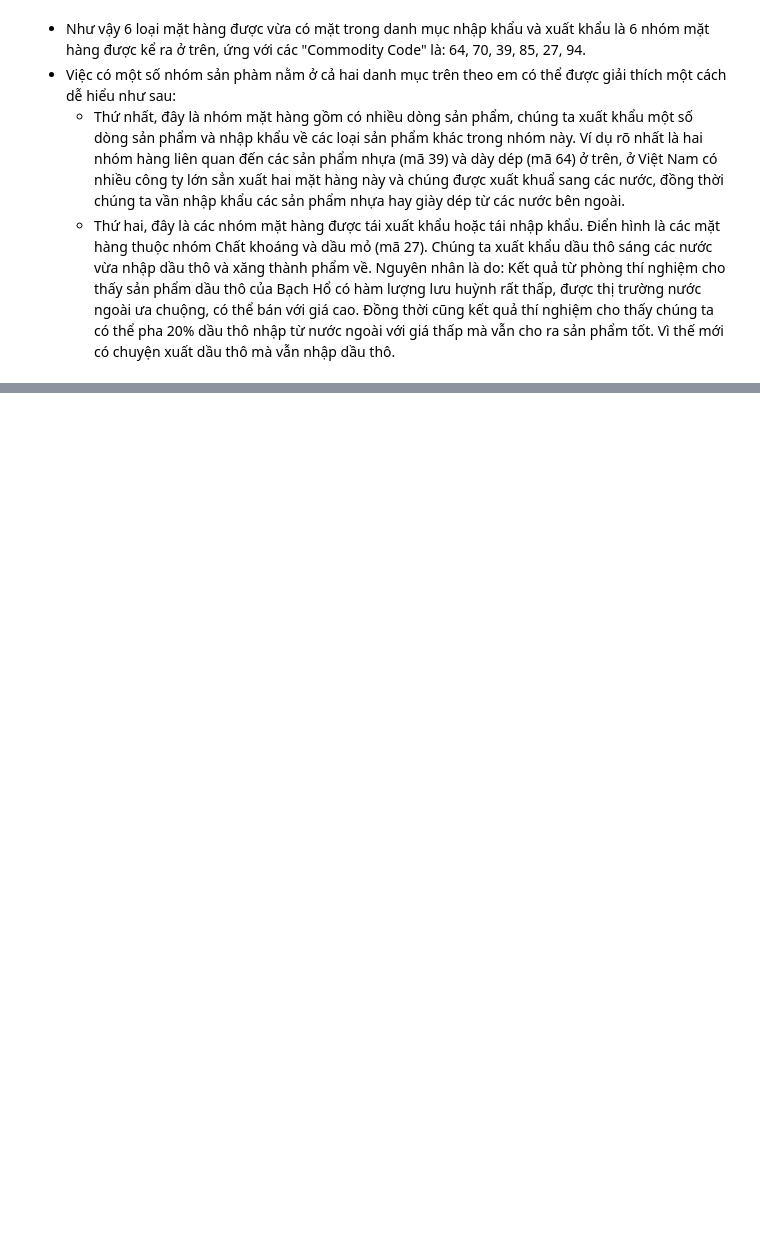
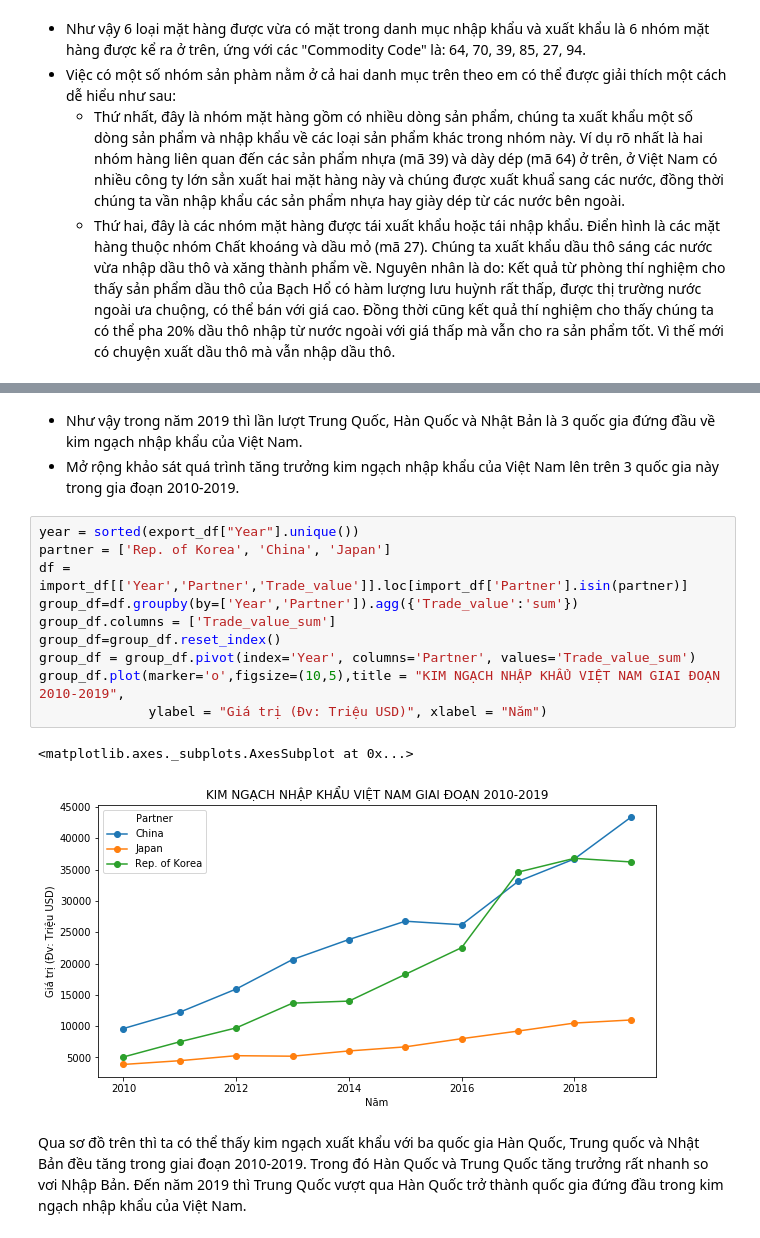
Before and after one commit to quangkhanh77/LTKHDL, a Jupyter notebook: 1712521-DuongHoangQuangKhanh.ipynb, the cells around one changed output, grey strips where cells are left out. Drawn from its saved outputs; the diff is of its cells as text; blank space fills up the shorter version.

```diff
--- a/1712521-DuongHoangQuangKhanh.ipynb
+++ b/1712521-DuongHoangQuangKhanh.ipynb
@@ -264,0 +322,18 @@ export_df[export_df["Commodity Code"]==64]
+# %% [markdown]
+- Như vậy trong năm 2019 thì lần lượt Trung Quốc, Hàn Quốc và Nhật Bản là 3 quốc gia đứng đầu về kim ngạch nhập khẩu của Việt Nam.
+- Mở rộng khảo sát quá trình tăng trưởng kim ngạch nhập khẩu của Việt Nam lên trên 3 quốc gia này trong gia đoạn 2010-2019.
+# %%
+year = sorted(export_df["Year"].unique())
+partner = ['Rep. of Korea', 'China', 'Japan']
+df = import_df[['Year','Partner','Trade_value']].loc[import_df['Partner'].isin(partner)]
+group_df=df.groupby(by=['Year','Partner']).agg({'Trade_value':'sum'})
+group_df.columns = ['Trade_value_sum']
+group_df=group_df.reset_index()
+group_df = group_df.pivot(index='Year', columns='Partner', values='Trade_value_sum')
+group_df.plot(marker='o',figsize=(10,5),title = "KIM NGẠCH NHẬP KHẨU VIỆT NAM GIAI ĐOẠN 2010-2019",
+              ylabel = "Giá trị (Đv: Triệu USD)", xlabel = "Năm")
+# %% [output]
+<matplotlib.axes._subplots.AxesSubplot at 0x...>
+[figure, added]
+# %% [markdown]
+Qua sơ đồ trên thì ta có thể thấy kim ngạch xuất khẩu với ba quốc gia Hàn Quốc, Trung quốc và Nhật Bản đều tăng trong giai đoạn 2010-2019. Trong đó Hàn Quốc và Trung Quốc tăng trưởng rất nhanh so vơi Nhập Bản. Đến năm 2019 thì Trung Quốc vượt qua Hàn Quốc trở thành quốc gia  đứng đầu trong kim ngạch nhập khẩu của Việt Nam.
```
Also changed, not shown: parts of 20 cells of this notebook.
